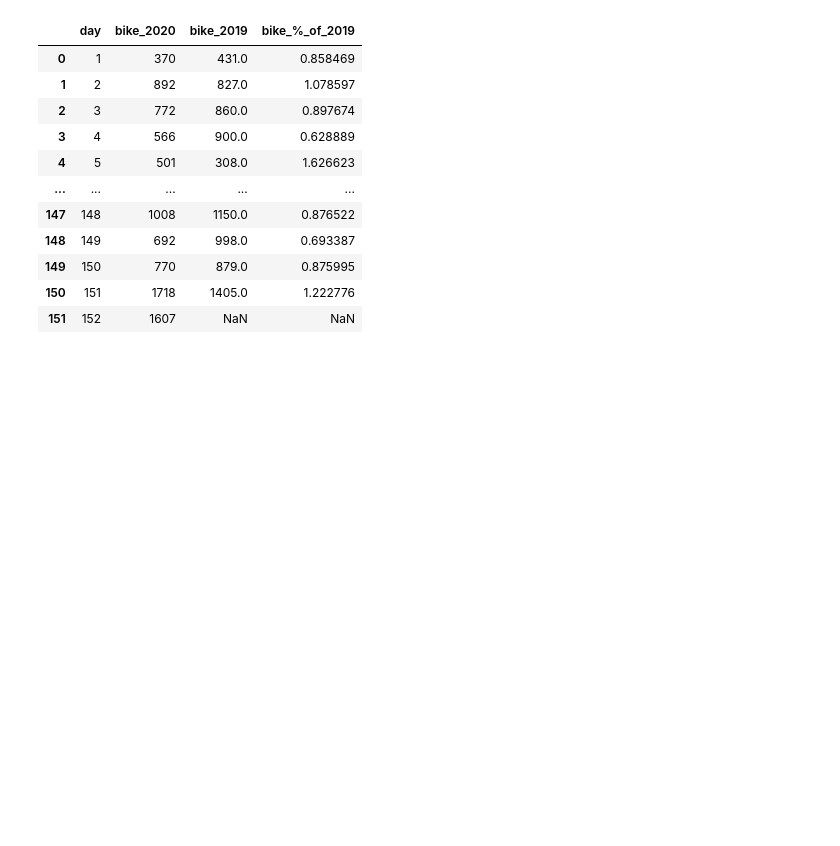
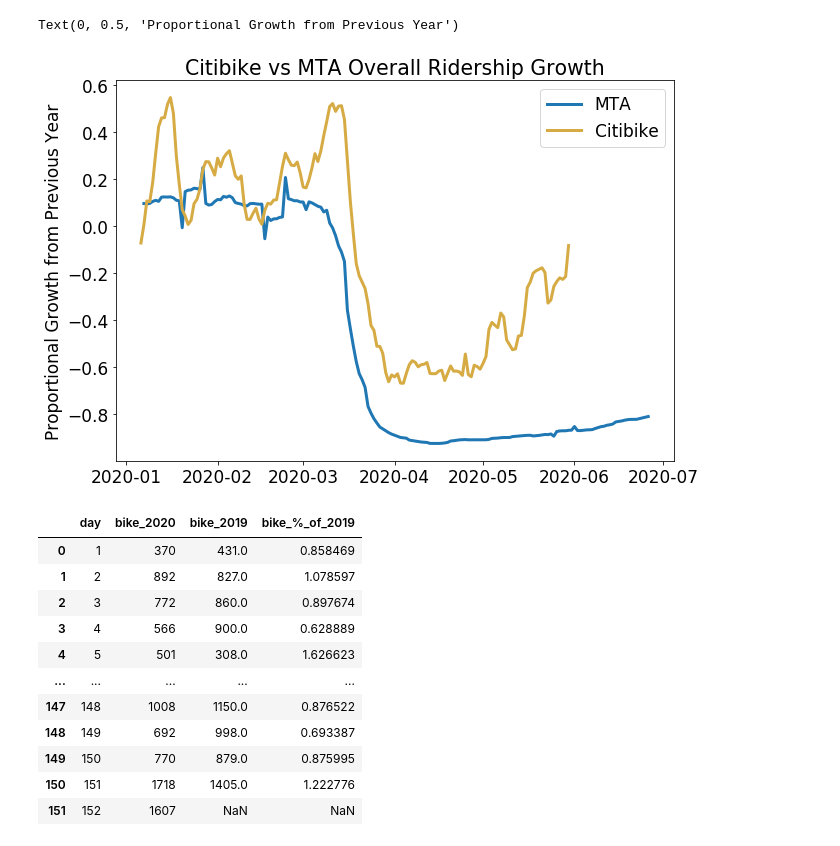
Before and after one commit to stephcho999/Proj_1_MTA, a Jupyter notebook: sam_mta_and_citibike_comparison.ipynb, the cells around one changed output. Drawn from its saved outputs; the diff is of its cells as text; code cells hidden in the pictures; blank space fills up the shorter version.

```diff
--- a/sam_mta_and_citibike_comparison.ipynb
+++ b/sam_mta_and_citibike_comparison.ipynb
@@ -159,0 +126,9 @@ daily
+# %%
+with open('bike_df.pickle','rb') as read_file:
+    bike_df = pickle.load(read_file)
+# %%
+bike_df['total']=bike_df.sum(axis=1)
+# %%
+bike_df['total_smoothed']=bike_df['total'].rolling(window=30).mean()
+# %%
+bike_df['year_to_year']=(bike_df['total']-bike_df['total_smoothed'].shift(365))/bike_df['total_smoothed'].shift(365)
@@ -178,3 +187,30 @@ plt.plot(daily['2020_as_proportion_of_2019'].rolling(window=7).mean());
+# %%
+import matplotlib.pyplot as plt
+from matplotlib.pyplot import figure
+plt.rcParams.update({'font.size': 17})
+fig, ax = plt.subplots(figsize=(10,7))
+plt.plot(daily['2020_as_proportion_of_2019'].rolling(window=7).mean(),
+              linewidth=3,
+              #xlabel = 'Longitude',
+              #ylabel="latitude")
+              label = ('MTA'))
+              #alpha=.5)
+plt.plot(bike_df.iloc[727:878,765].rolling(window=7).mean(),
+              linewidth=3,
+              color='#D6AB44',
+              #xlabel = 'Longitude',
+              #ylabel="latitude")
+              label = ('Citibike'))
+              #alpha=.5)
+plt.title('Citibike vs MTA Overall Ridership Growth')
+plt.legend(loc='upper right')
+#ax.set_xlabel('Longitude')
+ax.set_ylabel('Proportional Growth from Previous Year')
+
+#ax.set_xticks([-74.03,-73.97,-73.91])
+# %% [output]
+Text(0, 0.5, 'Proportional Growth from Previous Year')
+[figure, added]
 # %%
 bike_2020_df['day']=pd.to_datetime(bike_2020_df['starttime']).dt.dayofyear
 daily_bike=bike_2020_df.groupby(['day'])[['gender']].count().reset_index()
```
Also changed, not shown: parts of 22 cells of this notebook, 8 other files.
